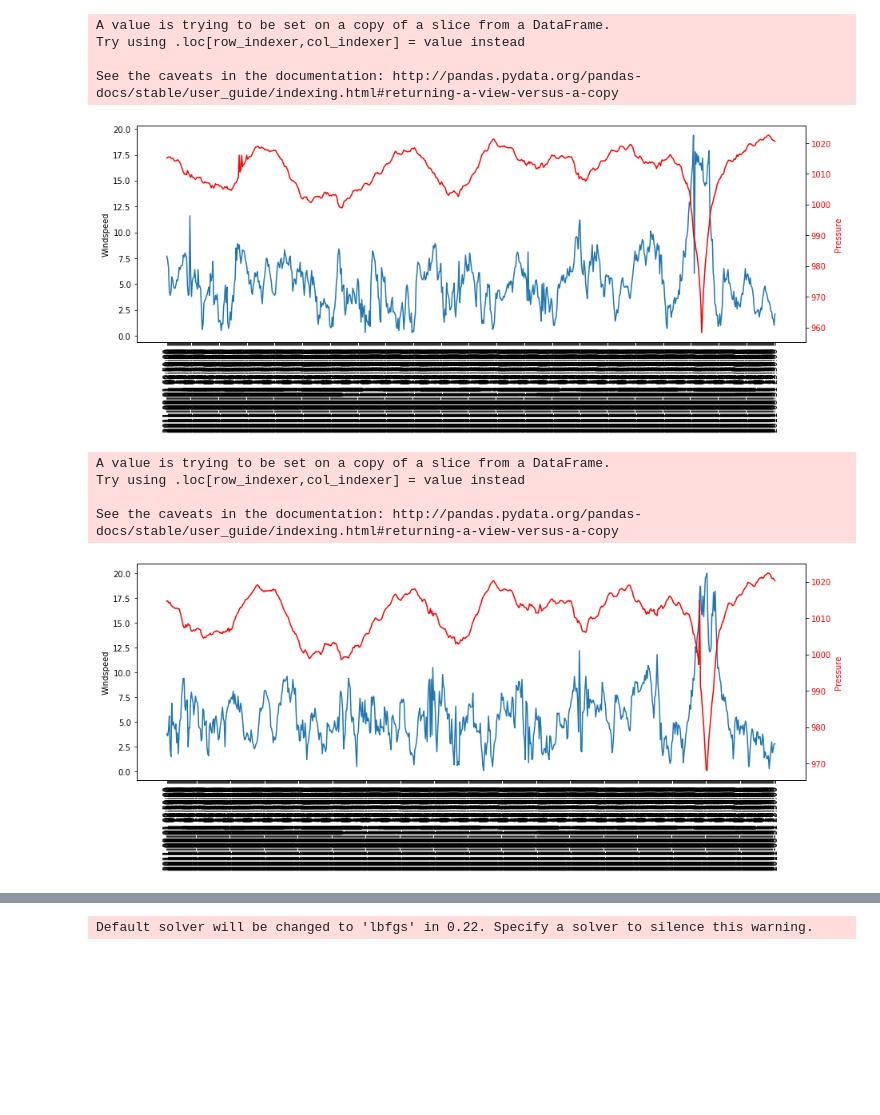
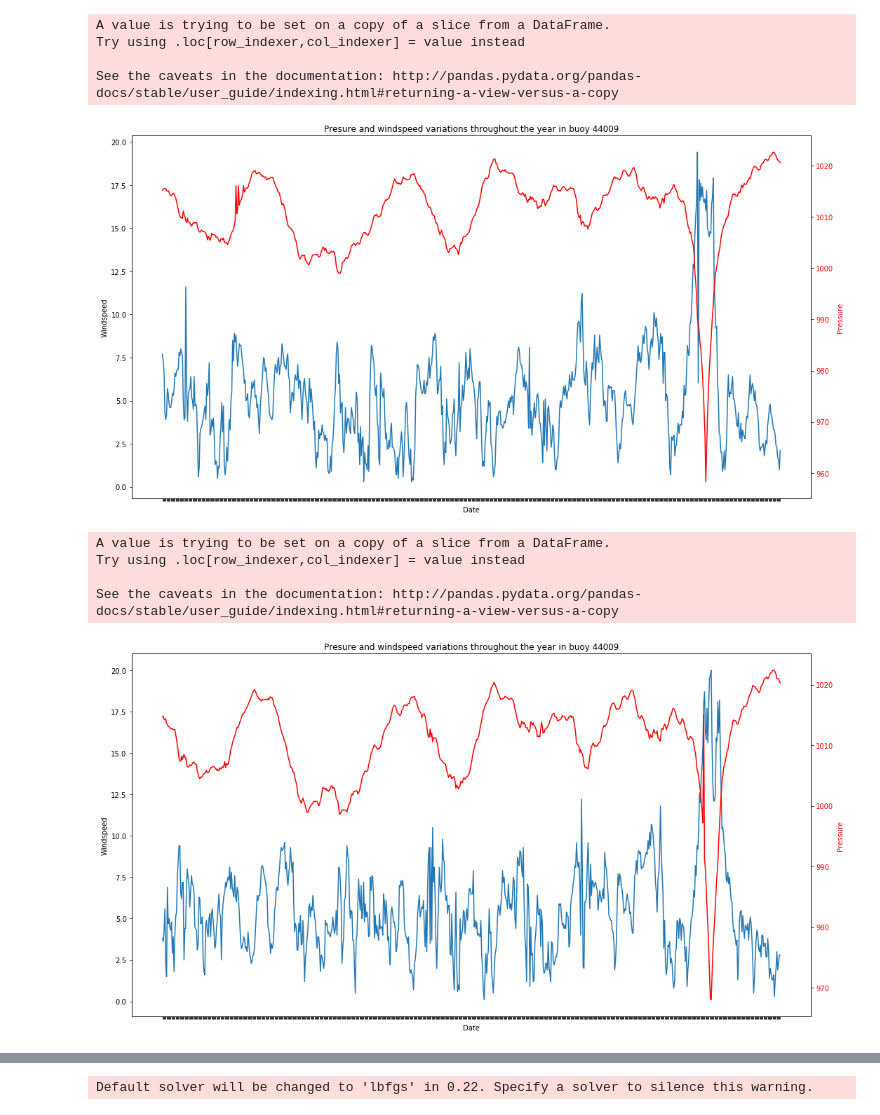
Before and after one commit to ishwarc404/Weather_Prediction_DataAnalytics, a Jupyter notebook: MODEL/Logistic/Logistic.ipynb, the cells around one changed output, grey strips where cells are left out. Drawn from its saved outputs; the diff is of its cells as text; code cells hidden in the pictures; blank space fills up the shorter version.

```diff
--- a/MODEL/Logistic/Logistic.ipynb
+++ b/MODEL/Logistic/Logistic.ipynb
@@ -20,17 +22,23 @@ Using TensorFlow backend.
 df_b7_init = pd.read_csv('/Users/shreyabanerjee/DA_proj/clean_csvs/44009_clean.csv')
 df_b8_init = pd.read_csv('/Users/shreyabanerjee/DA_proj/clean_csvs/44065_clean.csv')
 # %%
-def plot_df(df, x,y1, y2, title="", xlabel='Date', dpi=100):
-
-    fig = plt.figure(figsize=(15,5))
+#A function to visualise the variation of pressure and windspeed together
+def plot_df(df, x,y1, y2, title, xlabel,data ,dpi=100):
+    fig = plt.figure(figsize=(15,8))
     ax1 = fig.add_subplot(111)
     ax1.plot(x, y1)
     ax1.set_ylabel('Windspeed')
-    #plt.setp(fig, rotation=90)
+    ax1.set_xlabel(xlabel)
+    ax1.set_title(title)
     plt.xticks(rotation=90)
     ax2 = ax1.twinx()
     ax2.plot(x, y2, 'r-')
     ax2.set_ylabel('Pressure', color='r')
+    if(data=='year'):
+        ax2.xaxis.set_major_formatter(plt.NullFormatter())
+        ax1.xaxis.set_major_formatter(plt.NullFormatter())
     for tl in ax2.get_yticklabels():
         tl.set_color('r')
+
+    plt.tight_layout()
 # %%
@@ -41,23 +49,23 @@ df_b8=df_b8_init[keep_col]
 # %%
 rs_09 = df_b7.loc[ (df_b7['month']==8)] #& ( (df_b7['day']==27) | (df_b7['day']==28) | (df_b7['day']==29) )]rs_09['date'] = rs_09['datetime'].astype('datetime64[ns]')
 rs_09['date'] = rs_09['datetime'].astype('datetime64[ns]')
 rs_09.head()
-plot_df(rs_09, x=rs_09.datetime,y1=rs_09.windspeed, y2=rs_09.pressure, title='Pressure in month of August')
+plot_df(rs_09, x=rs_09.datetime,y1=rs_09.windspeed, y2=rs_09.pressure, title='Presure and windspeed variations throughout the year in buoy 44009',xlabel="Date",data="year")
 # %% [output]
 A value is trying to be set on a copy of a slice from a DataFrame.
 Try using .loc[row_indexer,col_indexer] = value instead
 
 See the caveats in the documentation: http://pandas.pydata.org/pandas-docs/stable/user_guide/indexing.html#returning-a-view-versus-a-copy
-[figure, old version]
+[figure, new version]
 # %%
 rs_65 = df_b8.loc[ (df_b8['month']==8)]# & ( (df_b8['day']==27) | (df_b8['day']==28) | (df_b8['day']==29) )]
 rs_65['date'] = rs_65['datetime'].astype('datetime64[ns]')
 rs_65.head()
-plot_df(rs_65, x=rs_65.datetime,y1=rs_65.windspeed, y2=rs_65.pressure, title='Pressure in month of August')
+plot_df(rs_65, x=rs_65.datetime,y1=rs_65.windspeed, y2=rs_65.pressure, title='Presure and windspeed variations throughout the year in buoy 44009',xlabel="Date",data="year")
 # %% [output]
 A value is trying to be set on a copy of a slice from a DataFrame.
 Try using .loc[row_indexer,col_indexer] = value instead
 
 See the caveats in the documentation: http://pandas.pydata.org/pandas-docs/stable/user_guide/indexing.html#returning-a-view-versus-a-copy
-[figure, old version]
+[figure, new version]
 # %%
```
Also changed, not shown: parts of 25 cells of this notebook, 3 other files.
